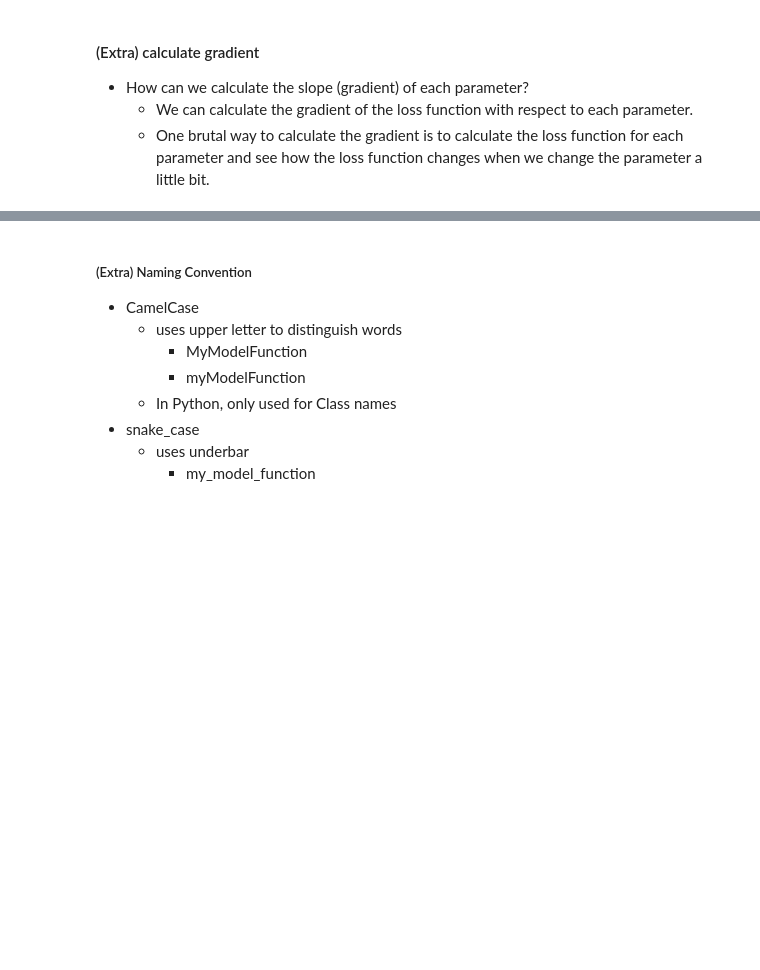
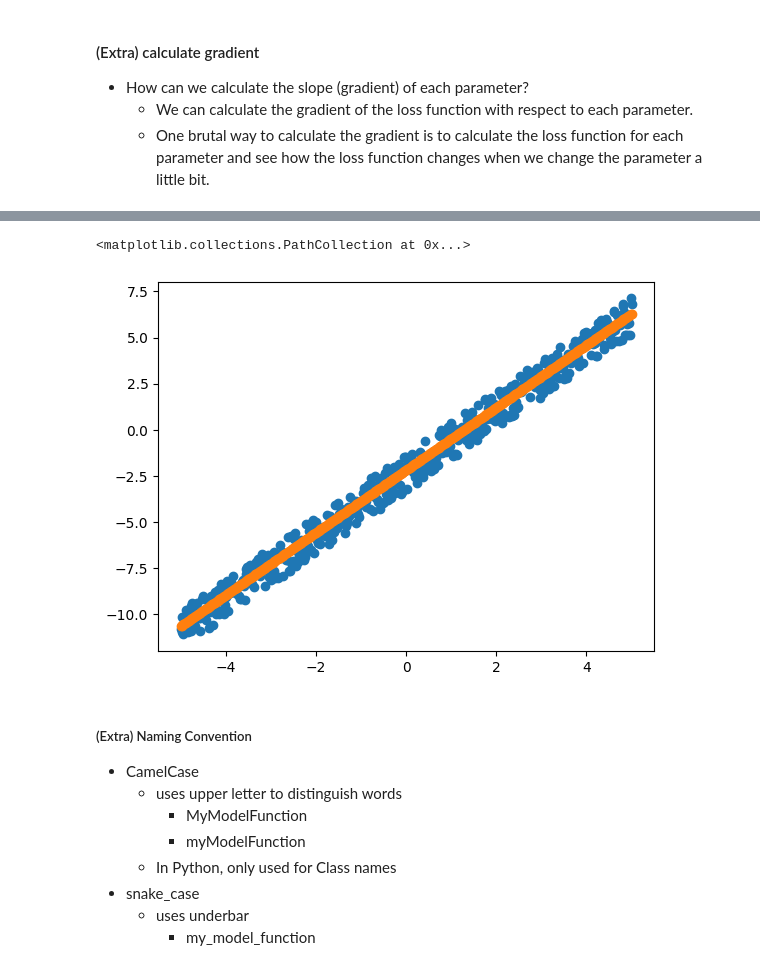
Before and after one commit to jdasam/mas1004, a Jupyter notebook: live_coding/2_function_approximation.ipynb, the cells around one changed output, grey strips where cells are left out. Saved outputs shown, nothing was run; the diff lists cells and outputs as text; code cells hidden in the pictures; blank space fills up the shorter version.

```diff
--- a/live_coding/2_function_approximation.ipynb
+++ b/live_coding/2_function_approximation.ipynb
@@ -239,3 +297,10 @@ plt.scatter(xs, est_ys) # coloured with orange
+# %%
+est_ys = [my_estimation(x, est_a, est_b) for x in xs]
+plt.scatter(xs, ys) # coloured with blue
+plt.scatter(xs, est_ys) # coloured with orange
+# %% [output]
+<matplotlib.collections.PathCollection at 0x...>
+[figure, added]
 # %% [markdown]
 ##### (Extra) Naming Convention
 - CamelCase
```
Also changed, not shown: parts of 8 cells of this notebook.
